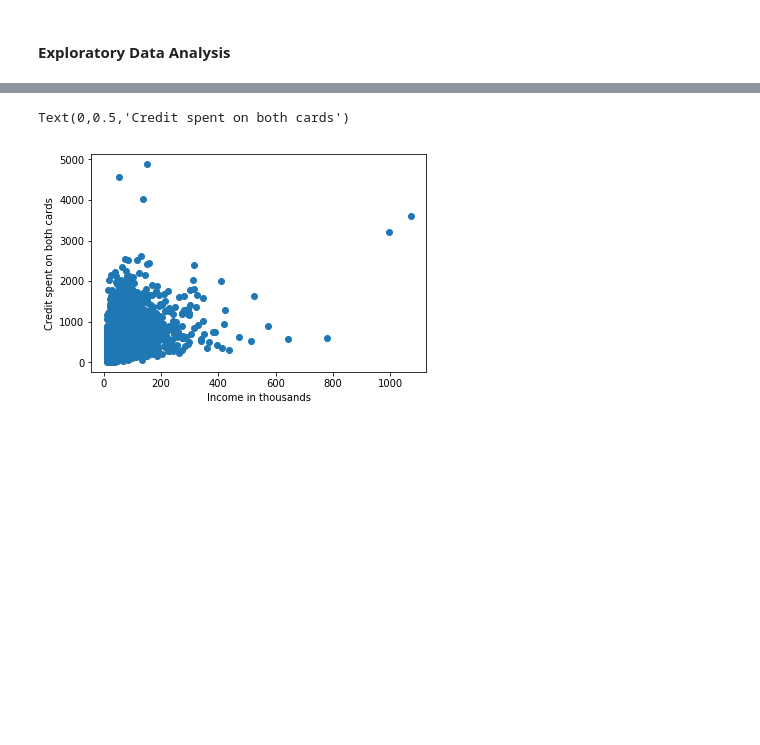
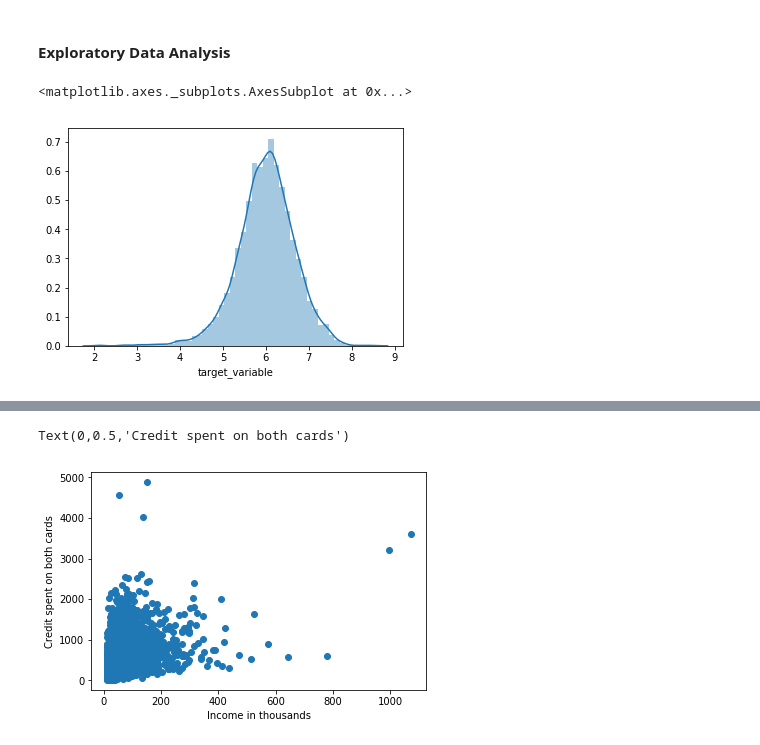
Before and after one commit to mohan-aditya05/credit_card_spend_regression, a Jupyter notebook: Credit Card Spend Prediction.ipynb, the cells around one changed output, grey strips where cells are left out. Cells and saved outputs as stored; diff of their text form; code cells hidden in the pictures; blank space fills up the shorter version.

```diff
--- a/Credit Card Spend Prediction.ipynb
+++ b/Credit Card Spend Prediction.ipynb
@@ -168,0 +188,4 @@ target_variable=data['cardspent']+data['card2spent'] #Extracting our target vari
+# %%
+data=data.join(target_variable)
+# %%
+data.drop(columns={'cardspent','card2spent'},inplace=True)
@@ -169,2 +212,9 @@ target_variable=data['cardspent']+data['card2spent'] #Extracting our target vari
+# %%
+data['target_variable']=np.log(data['target_variable'])
 # %% [markdown]
 #### Exploratory Data Analysis
+# %%
+sns.distplot(data['target_variable'])
+# %% [output]
+<matplotlib.axes._subplots.AxesSubplot at 0x...>
+[figure, added]
```
Also changed, not shown: parts of 29 cells of this notebook.
